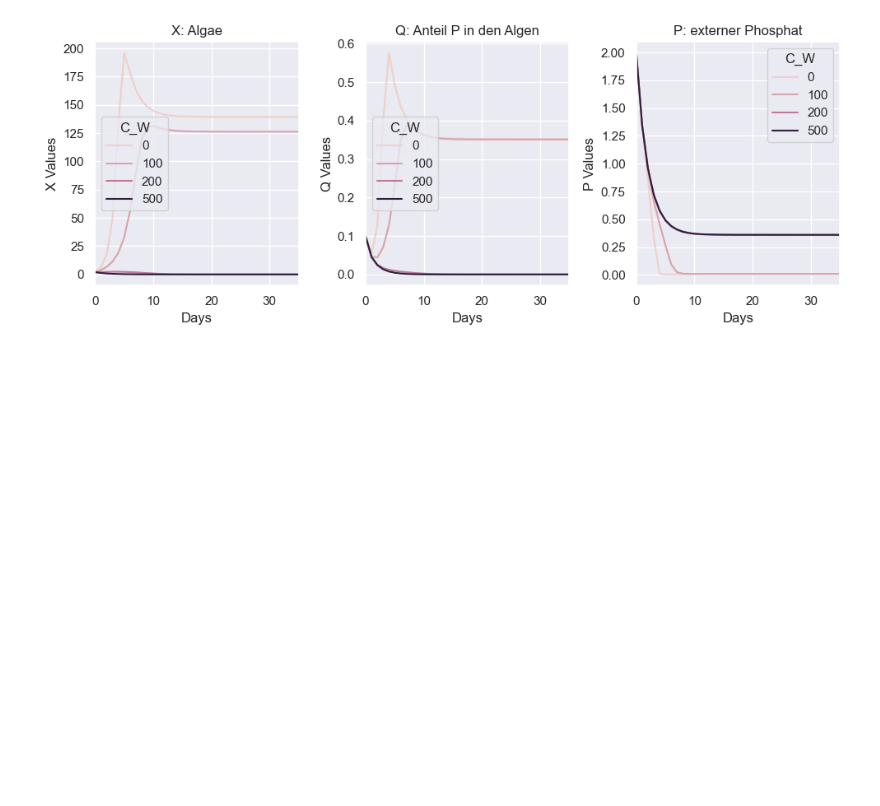
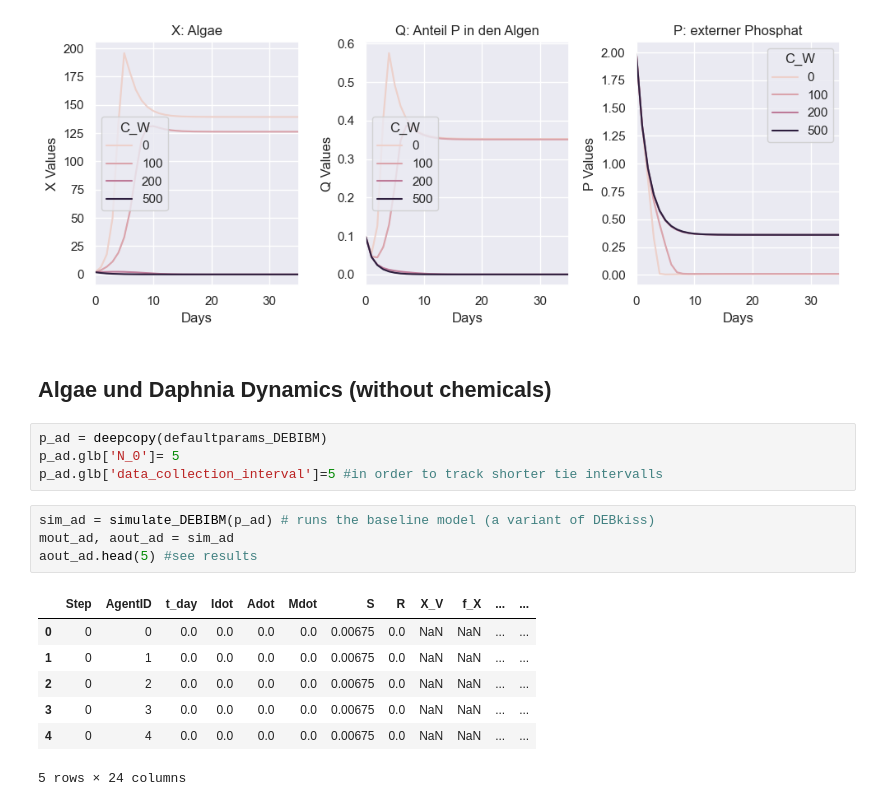
Before and after one commit to Valentin-Schwarz/mempyDEB, a Jupyter notebook: mempyDEB/DEBIBM/algea_model.ipynb, the cells around one changed output. Drawn from its saved outputs; the diff is of its cells as text; blank space fills up the shorter version.

```diff
--- a/mempyDEB/DEBIBM/algea_model.ipynb
+++ b/mempyDEB/DEBIBM/algea_model.ipynb
@@ -116,3 +117,21 @@ plt.tight_layout()
 plt.show()
 # %% [output]
 [figure]
+# %% [markdown]
+## Algae und Daphnia Dynamics (without chemicals)
+# %%
+p_ad = deepcopy(defaultparams_DEBIBM)
+p_ad.glb['N_0']= 5
+p_ad.glb['data_collection_interval']=5 #in order to track shorter tie intervalls
+# %%
+sim_ad = simulate_DEBIBM(p_ad) # runs the baseline model (a variant of DEBkiss)
+mout_ad, aout_ad = sim_ad
+aout_ad.head(5) #see results
+# %% [output]
+|  | Step | AgentID | t_day | Idot | Adot | Mdot | S | R | X_V | f_X | ... | ... |
+| 0 | 0 | 0 | 0.0 | 0.0 | 0.0 | 0.0 | 0.00675 | 0.0 | NaN | NaN | ... | ... |
+| 1 | 0 | 1 | 0.0 | 0.0 | 0.0 | 0.0 | 0.00675 | 0.0 | NaN | NaN | ... | ... |
+| 2 | 0 | 2 | 0.0 | 0.0 | 0.0 | 0.0 | 0.00675 | 0.0 | NaN | NaN | ... | ... |
+| 3 | 0 | 3 | 0.0 | 0.0 | 0.0 | 0.0 | 0.00675 | 0.0 | NaN | NaN | ... | ... |
+| 4 | 0 | 4 | 0.0 | 0.0 | 0.0 | 0.0 | 0.00675 | 0.0 | NaN | NaN | ... | ... |
+5 rows × 24 columns
```
Also changed, not shown: parts of 4 cells of this notebook, 3 other files.
